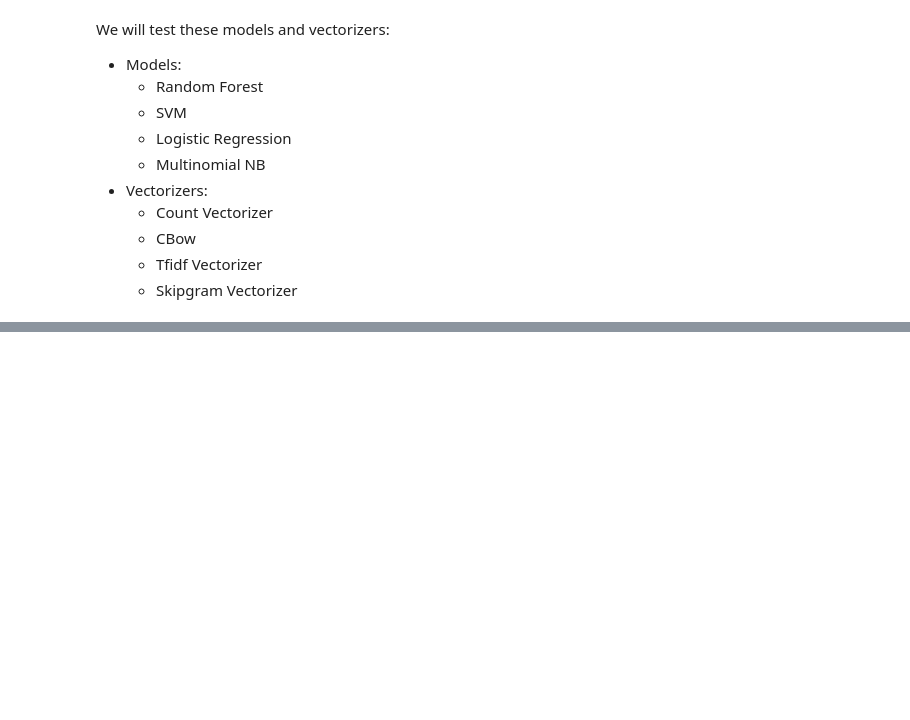
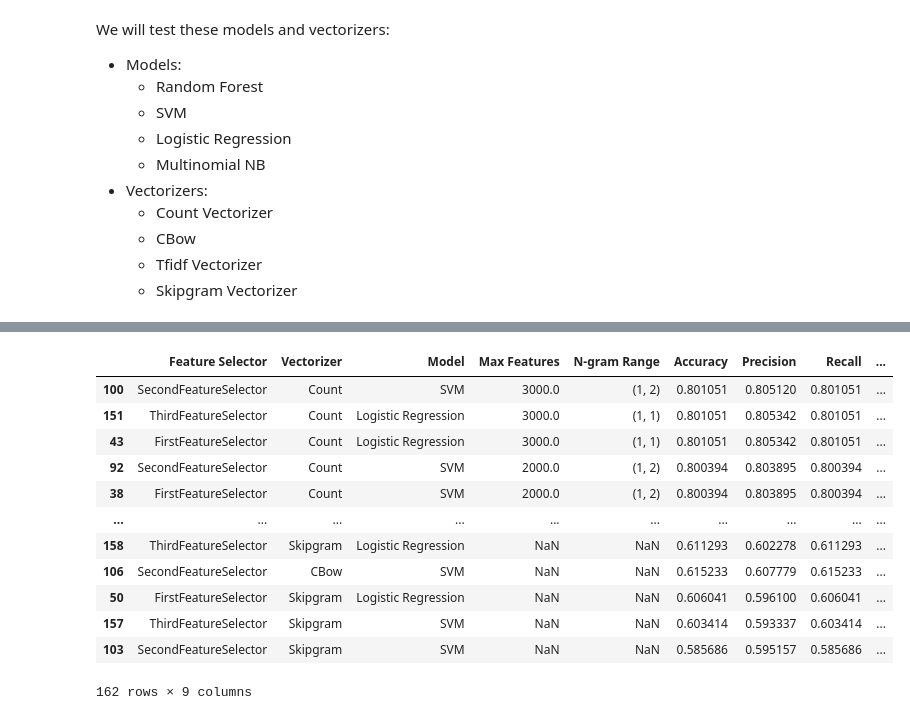
Before and after one commit to katarzynarogalska/DisasterTweets_KaggleCompetition, a Jupyter notebook: notebooks/Tweets_Feature_Engineering.ipynb, the cells around one changed output, grey strips where cells are left out. Saved outputs shown, nothing was run; the diff lists cells and outputs as text; code cells hidden in the pictures; blank space fills up the shorter version.

Commit message:
models

```diff
--- a/notebooks/Tweets_Feature_Engineering.ipynb
+++ b/notebooks/Tweets_Feature_Engineering.ipynb
@@ -34,0 +26,7 @@ Name: target, Length: 7613, dtype: int64
+# %%
+y = df['target']
+X = df.drop(columns=['target'])
+X_train, X_test, y_train, y_test = train_test_split(X, y, test_size=0.2, random_state=42)
+# %%
+processing_pipeline.fit_transform(X_train)
+processing_pipeline.transform(X_test)
@@ -83,0 +77,4 @@ vectorizers = {
+# %%
+columns_to_remove = ['keyword', 'location', 'processed_text', 'text', 'emotions']
+X_train = X_train.drop(columns=columns_to_remove)
+X_test = X_test.drop(columns=columns_to_remove)
@@ -84,3 +405,24 @@ vectorizers = {
+# %%
+results_df = pd.DataFrame(results)
+# import ace_tools as tools;tools.display_dataframe_to_user(name="Model Testing Results", dataframe=results_df)
+
+sorted_df = results_df.sort_values(by='F1-Score', ascending=False)
+# %%
+sorted_df
+# %% [output]
+|  | Feature Selector | Vectorizer | Model | Max Features | N-gram Range | Accuracy | Precision | Recall | ... |
+| 100 | SecondFeatureSelector | Count | SVM | 3000.0 | (1, 2) | 0.801051 | 0.805120 | 0.801051 | ... |
+| 151 | ThirdFeatureSelector | Count | Logistic Regression | 3000.0 | (1, 1) | 0.801051 | 0.805342 | 0.801051 | ... |
+| 43 | FirstFeatureSelector | Count | Logistic Regression | 3000.0 | (1, 1) | 0.801051 | 0.805342 | 0.801051 | ... |
+| 92 | SecondFeatureSelector | Count | SVM | 2000.0 | (1, 2) | 0.800394 | 0.803895 | 0.800394 | ... |
+| 38 | FirstFeatureSelector | Count | SVM | 2000.0 | (1, 2) | 0.800394 | 0.803895 | 0.800394 | ... |
+| ... | ... | ... | ... | ... | ... | ... | ... | ... | ... |
+| 158 | ThirdFeatureSelector | Skipgram | Logistic Regression | NaN | NaN | 0.611293 | 0.602278 | 0.611293 | ... |
+| 106 | SecondFeatureSelector | CBow | SVM | NaN | NaN | 0.615233 | 0.607779 | 0.615233 | ... |
+| 50 | FirstFeatureSelector | Skipgram | Logistic Regression | NaN | NaN | 0.606041 | 0.596100 | 0.606041 | ... |
+| 157 | ThirdFeatureSelector | Skipgram | SVM | NaN | NaN | 0.603414 | 0.593337 | 0.603414 | ... |
+| 103 | SecondFeatureSelector | Skipgram | SVM | NaN | NaN | 0.585686 | 0.595157 | 0.585686 | ... |
+162 rows × 9 columns
 # %%
 results = []
 
```
Also changed, not shown: parts of 13 cells of this notebook, 2 other files.
